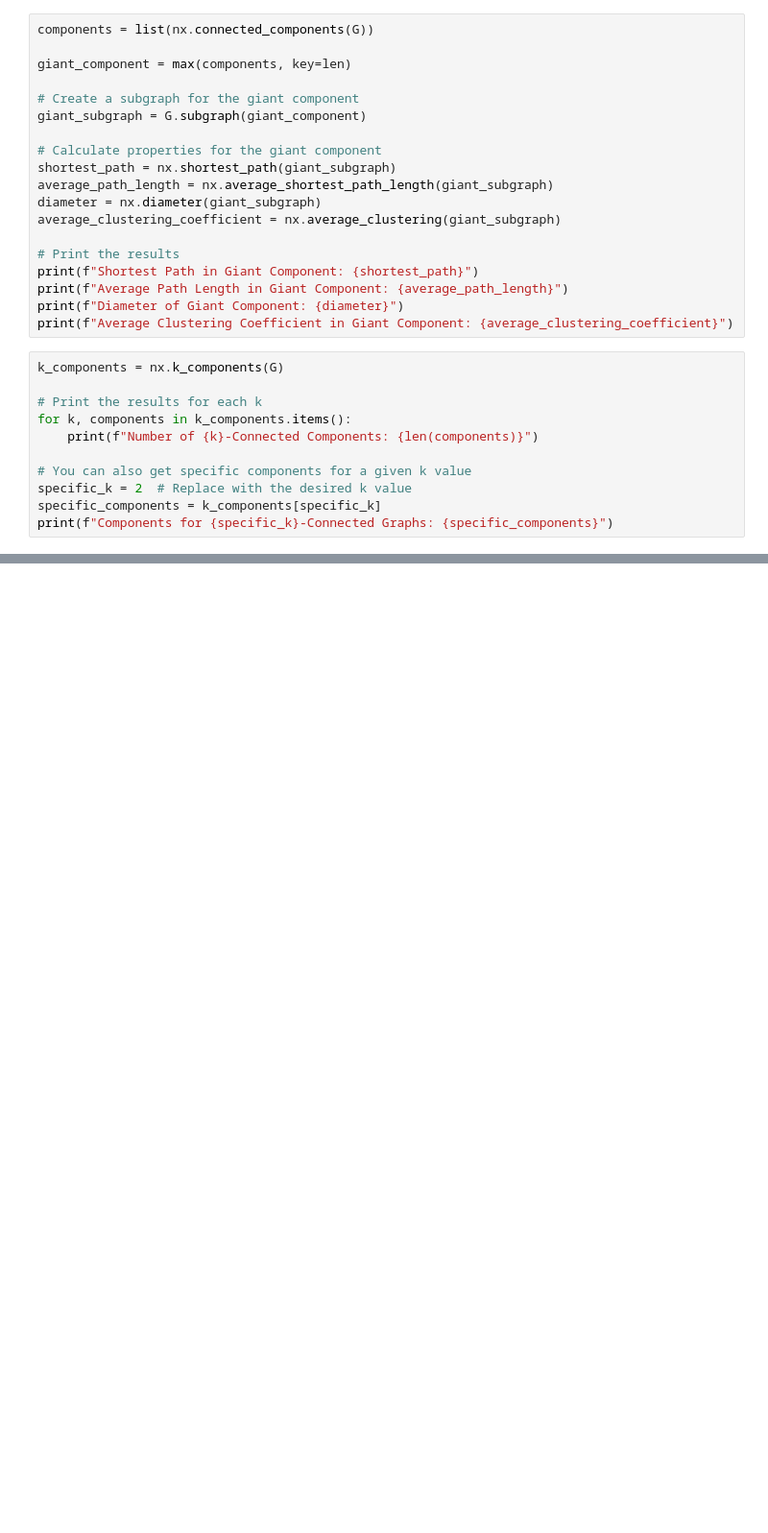
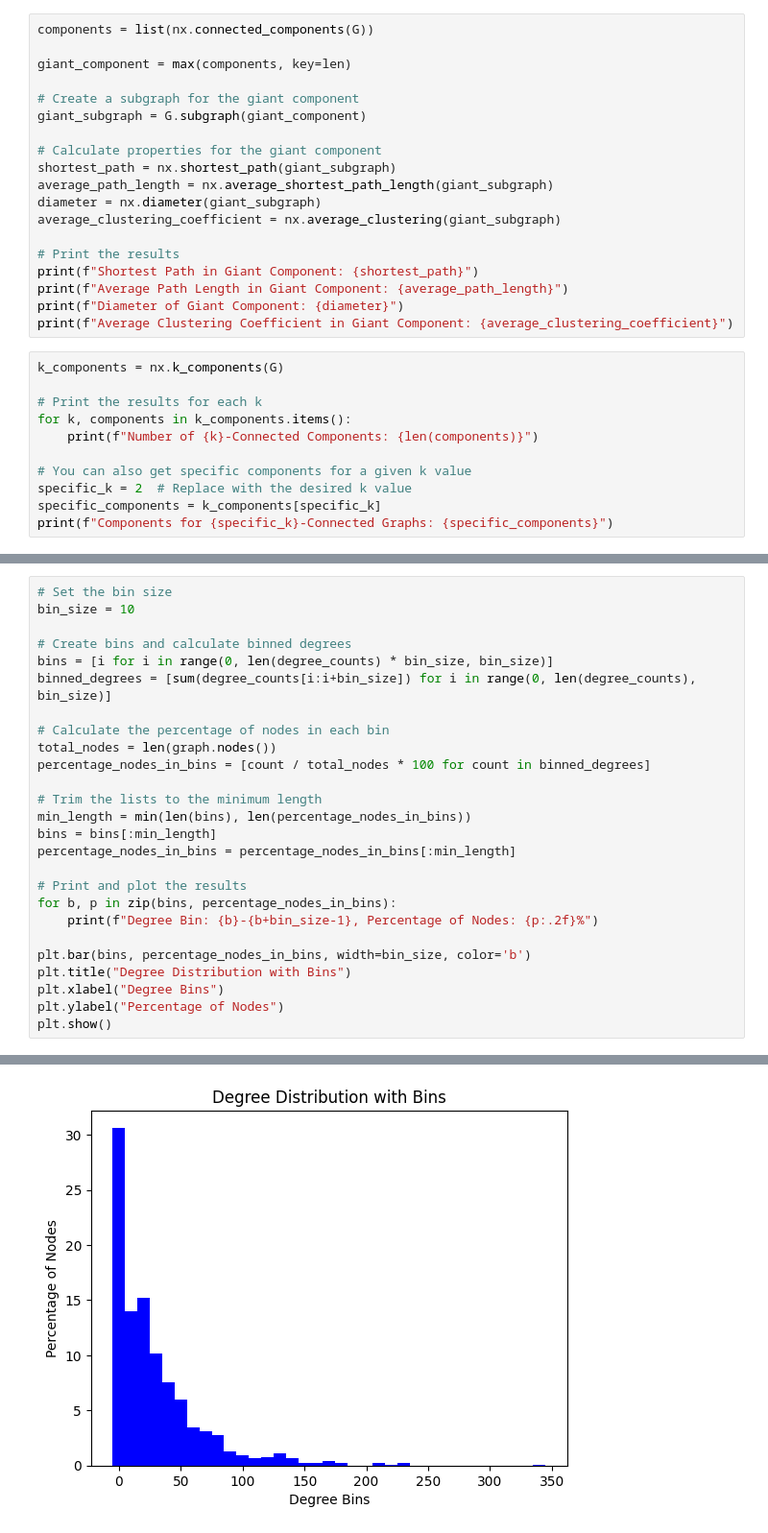
Before and after one commit to vivekbiragoni/social_computing, a Jupyter notebook: sc_assignmetn1.ipynb, the cells around one changed output, grey strips where cells are left out. Shown at 96% size. Saved outputs shown, nothing was run; the diff lists cells and outputs as text; blank space fills up the shorter version.

```diff
--- a/sc_assignmetn1.ipynb
+++ b/sc_assignmetn1.ipynb
@@ -416,0 +519,27 @@ print(f"Components for {specific_k}-Connected Graphs: {specific_components}")
+# %%
+# Set the bin size
+bin_size = 10
+
+# Create bins and calculate binned degrees
+bins = [i for i in range(0, len(degree_counts) * bin_size, bin_size)]
+binned_degrees = [sum(degree_counts[i:i+bin_size]) for i in range(0, len(degree_counts), bin_size)]
+
+# Calculate the percentage of nodes in each bin
+total_nodes = len(graph.nodes())
+percentage_nodes_in_bins = [count / total_nodes * 100 for count in binned_degrees]
+
+# Trim the lists to the minimum length
+min_length = min(len(bins), len(percentage_nodes_in_bins))
+bins = bins[:min_length]
+percentage_nodes_in_bins = percentage_nodes_in_bins[:min_length]
+
+# Print and plot the results
+for b, p in zip(bins, percentage_nodes_in_bins):
+    print(f"Degree Bin: {b}-{b+bin_size-1}, Percentage of Nodes: {p:.2f}%")
+
+plt.bar(bins, percentage_nodes_in_bins, width=bin_size, color='b')
+plt.title("Degree Distribution with Bins")
+plt.xlabel("Degree Bins")
+plt.ylabel("Percentage of Nodes")
+plt.show()
+# %% [output]
@@ -416,0 +563 @@ print(f"Components for {specific_k}-Connected Graphs: {specific_components}")
+[figure, added]
```
Also changed, not shown: parts of 23 cells of this notebook.
